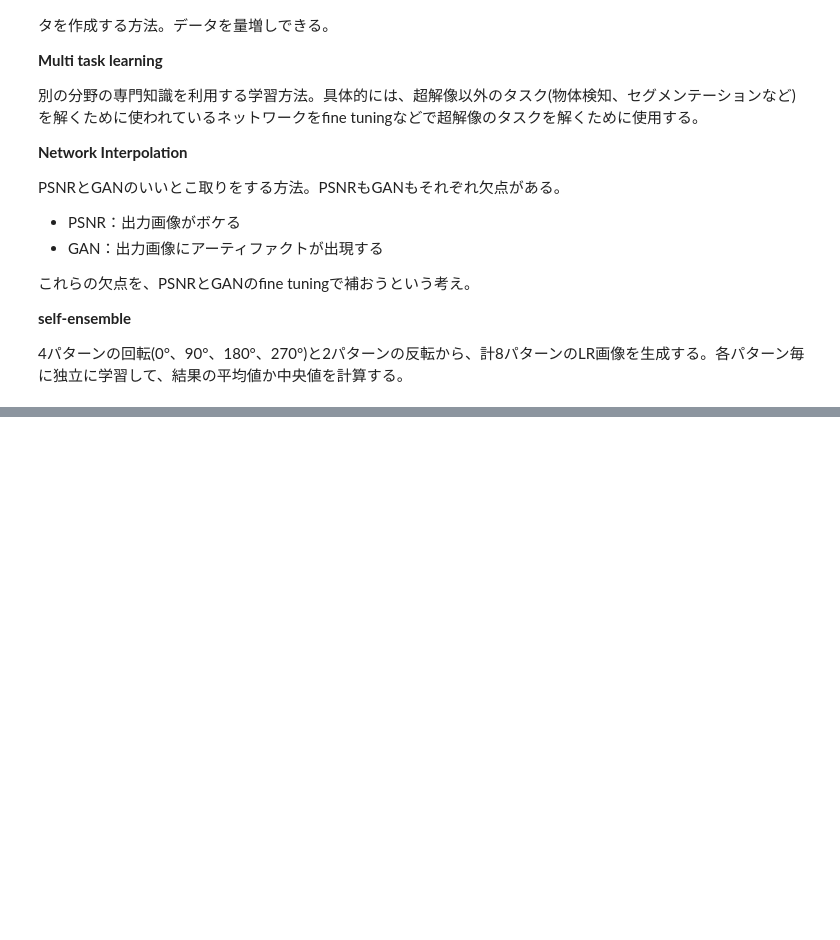
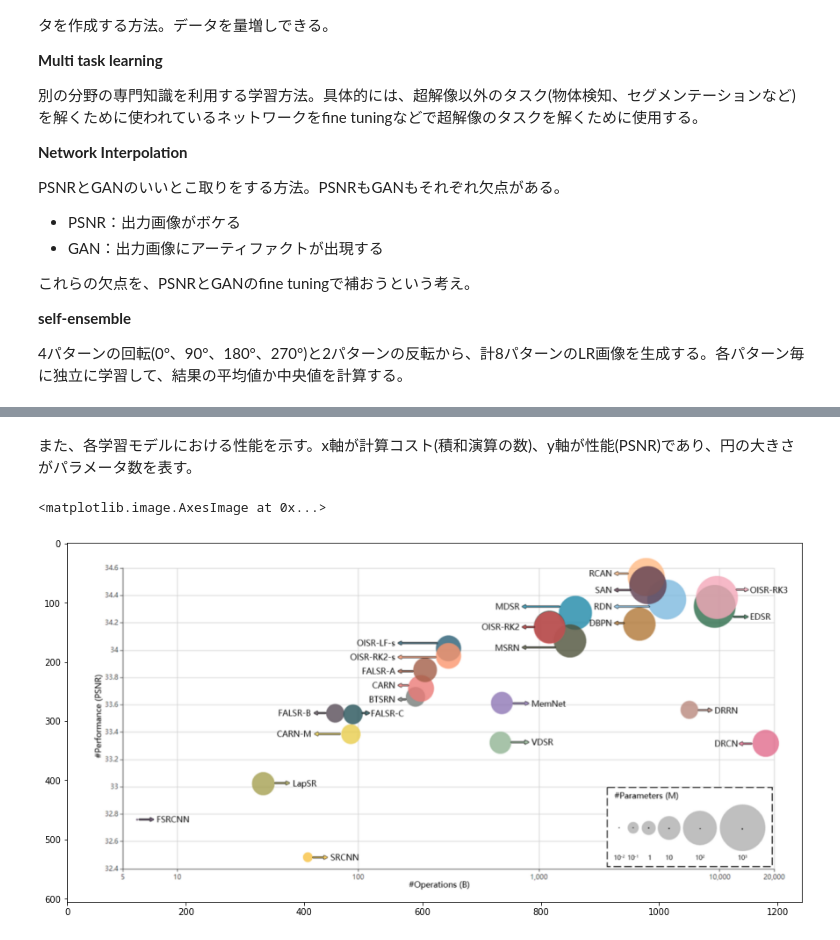
Before and after one commit to 4may/SuperResolutionSurvey, a Jupyter notebook: survey.ipynb, the cells around one changed output, grey strips where cells are left out. Cells and saved outputs as stored; diff of their text form; code cells hidden in the pictures; blank space fills up the shorter version.

```diff
--- a/survey.ipynb
+++ b/survey.ipynb
@@ -590,0 +593,7 @@ PSNRとGANのいいとこ取りをする方法。PSNRもGANもそれぞれ欠点
+# %% [markdown]
+また、各学習モデルにおける性能を示す。x軸が計算コスト(積和演算の数)、y軸が性能(PSNR)であり、円の大きさがパラメータ数を表す。
+# %%
+show_image("srmodel_performance.png")
+# %% [output]
+<matplotlib.image.AxesImage at 0x...>
+[figure, added]
```
Also changed, not shown: parts of 34 cells of this notebook.
